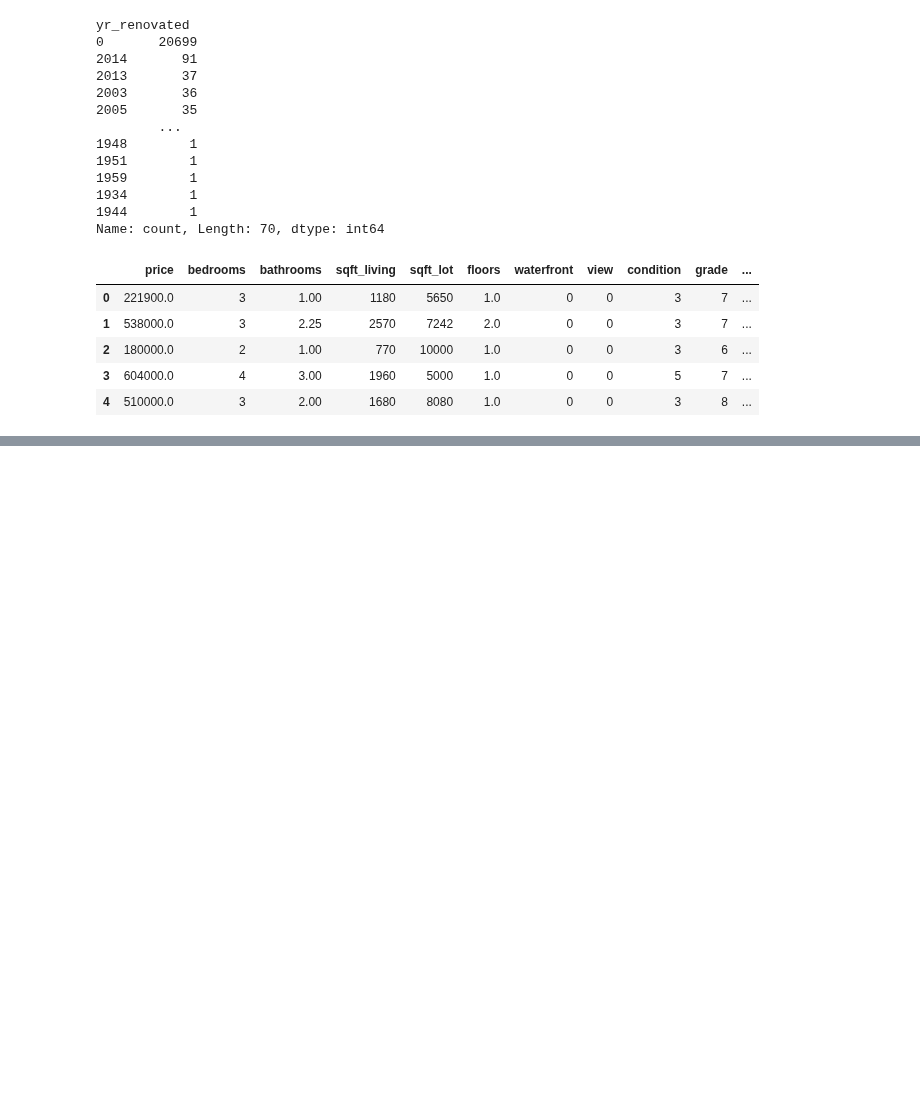
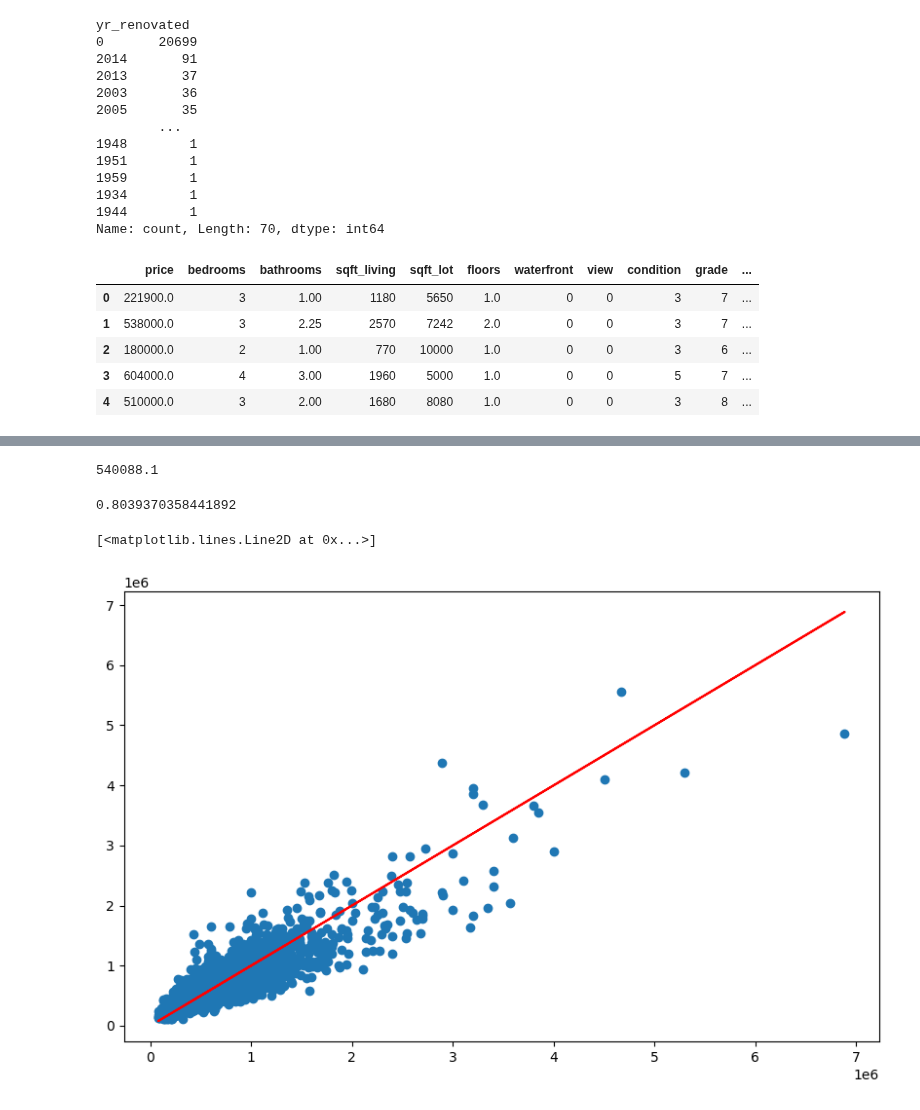
Before and after one commit to Syed-Yousha/Machine_Leaning, a Jupyter notebook: Neural_Net/2-neural_net_Playground.ipynb, the cells around one changed output, grey strips where cells are left out. Saved outputs shown, nothing was run; the diff lists cells and outputs as text; code cells hidden in the pictures; blank space fills up the shorter version.

```diff
--- a/Neural_Net/2-neural_net_Playground.ipynb
+++ b/Neural_Net/2-neural_net_Playground.ipynb
@@ -334,0 +403,2 @@ df.head()
+# %%
+prediction = model.predict(X_test)
@@ -334,0 +427,15 @@ df.head()
+# %%
+5.400881e+05 #this is the original mean, and out mean is 100782, not good
+# %% [output]
+540088.1
+# %%
+explained_variance_score(y_test, prediction) #that okay
+# %% [output]
+0.8039370358441892
+# %%
+plt.figure(figsize=(10,6))
+plt.scatter(y_test, prediction) # its our real plot
+plt.plot(y_test, y_test, 'r') #this is the ideal plot
+# %% [output]
+[<matplotlib.lines.Line2D at 0x...>]
+[figure, added]
```
Also changed, not shown: parts of 30 cells of this notebook, 2 other files.
